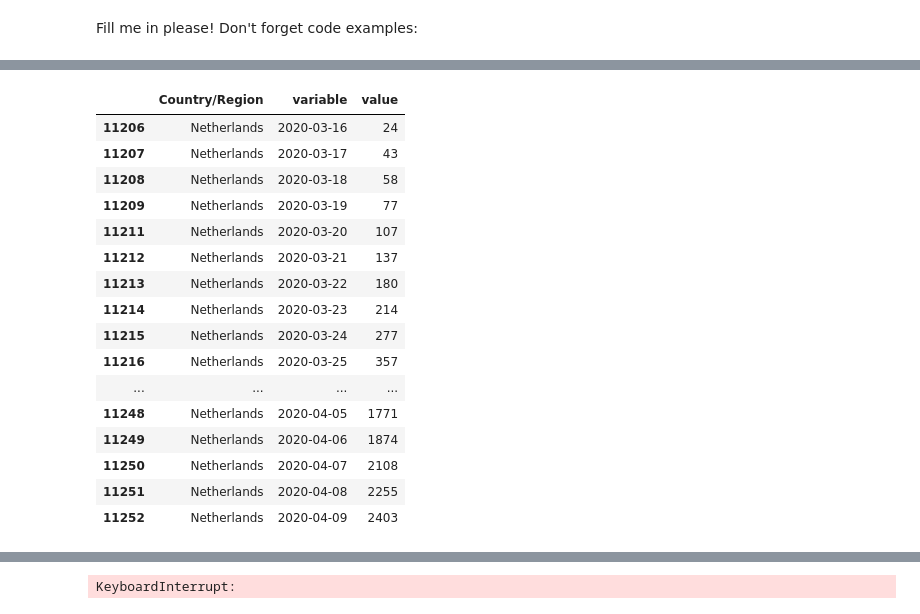
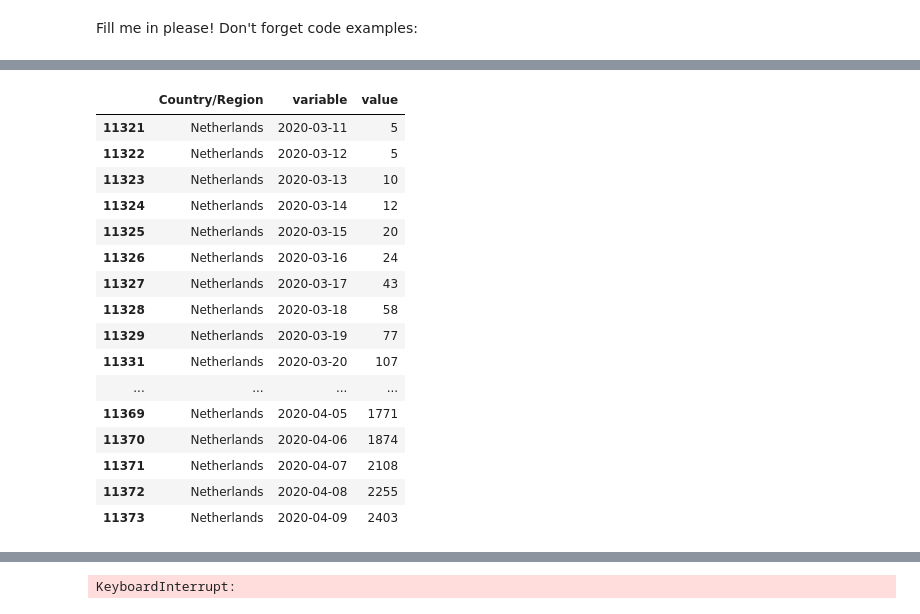
Before and after one commit to takotab/turbolamp, a Jupyter notebook: nbs/index.ipynb, the cells around one changed output, grey strips where cells are left out. Saved outputs shown, nothing was run; the diff lists cells and outputs as text; code cells hidden in the pictures.

```diff
--- a/nbs/index.ipynb
+++ b/nbs/index.ipynb
@@ -61,23 +61,23 @@ Type:           type
 Subclasses:
 # %%
 data_nl = data[data['Country/Region'] == "Netherlands"]
-data_nl = data_nl[data_nl['variable'] > pd.Timestamp(2020,3,15)]
+data_nl = data_nl[data_nl['variable'] > pd.Timestamp(2020,3,10)]
 data_nl
 # %% [output]
 |  | Country/Region | variable | value |
-| 11206 | Netherlands | 2020-03-16 | 24 |
-| 11207 | Netherlands | 2020-03-17 | 43 |
-| 11208 | Netherlands | 2020-03-18 | 58 |
-| 11209 | Netherlands | 2020-03-19 | 77 |
-| 11211 | Netherlands | 2020-03-20 | 107 |
-| 11212 | Netherlands | 2020-03-21 | 137 |
-| 11213 | Netherlands | 2020-03-22 | 180 |
-| 11214 | Netherlands | 2020-03-23 | 214 |
-| 11215 | Netherlands | 2020-03-24 | 277 |
-| 11216 | Netherlands | 2020-03-25 | 357 |
+| 11321 | Netherlands | 2020-03-11 | 5 |
+| 11322 | Netherlands | 2020-03-12 | 5 |
+| 11323 | Netherlands | 2020-03-13 | 10 |
+| 11324 | Netherlands | 2020-03-14 | 12 |
+| 11325 | Netherlands | 2020-03-15 | 20 |
+| 11326 | Netherlands | 2020-03-16 | 24 |
+| 11327 | Netherlands | 2020-03-17 | 43 |
+| 11328 | Netherlands | 2020-03-18 | 58 |
+| 11329 | Netherlands | 2020-03-19 | 77 |
+| 11331 | Netherlands | 2020-03-20 | 107 |
 | ... | ... | ... | ... |
-| 11248 | Netherlands | 2020-04-05 | 1771 |
-| 11249 | Netherlands | 2020-04-06 | 1874 |
-| 11250 | Netherlands | 2020-04-07 | 2108 |
-| 11251 | Netherlands | 2020-04-08 | 2255 |
-| 11252 | Netherlands | 2020-04-09 | 2403 |
+| 11369 | Netherlands | 2020-04-05 | 1771 |
+| 11370 | Netherlands | 2020-04-06 | 1874 |
+| 11371 | Netherlands | 2020-04-07 | 2108 |
+| 11372 | Netherlands | 2020-04-08 | 2255 |
+| 11373 | Netherlands | 2020-04-09 | 2403 |
```
Also changed, not shown: parts of 5 cells of this notebook.
